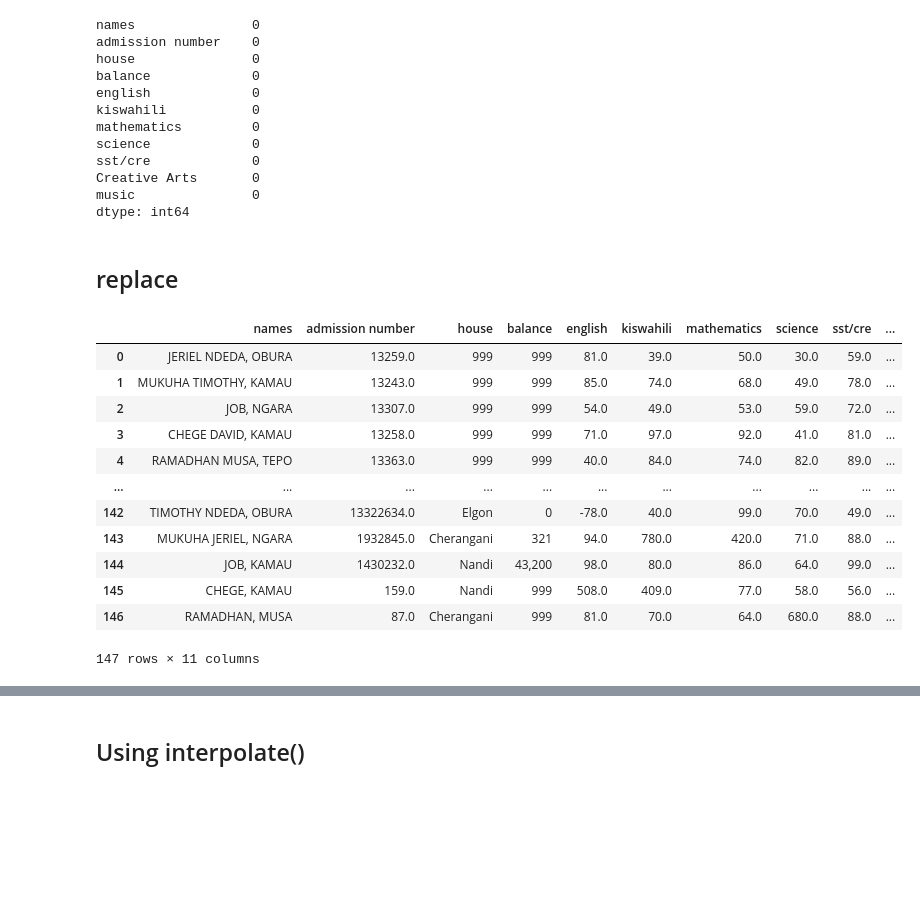
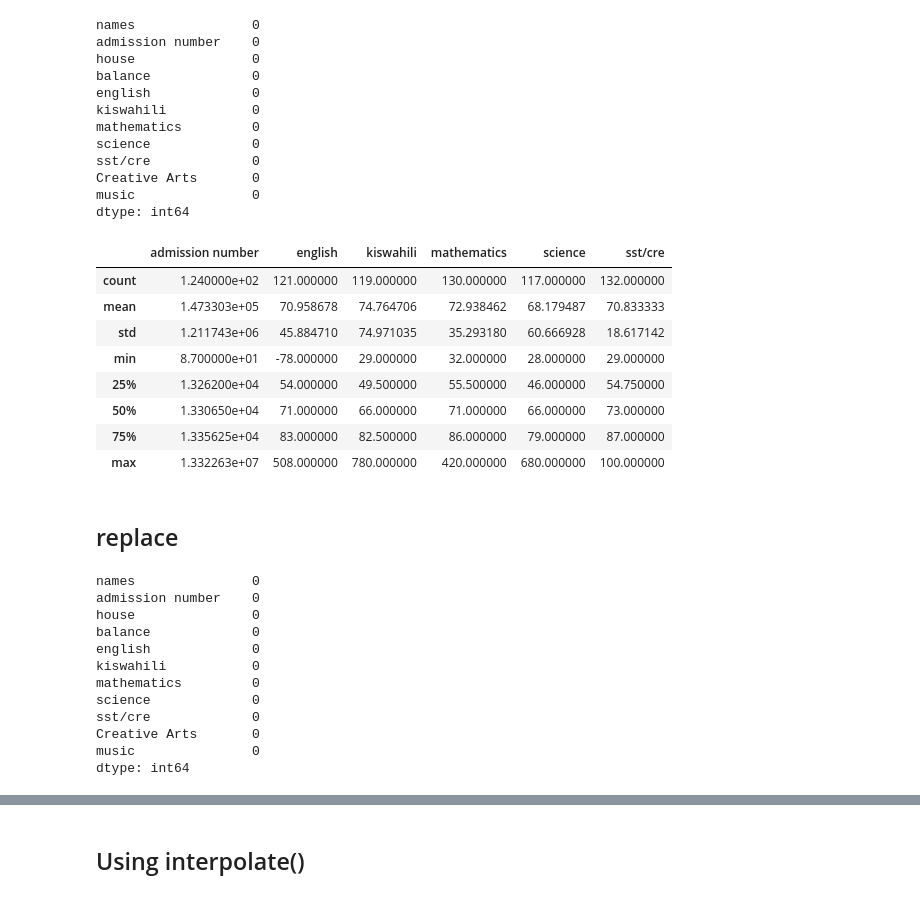
Before and after one commit to Ronaldonyagaka/data_cleaning, a Jupyter notebook: cleaning.ipynb, the cells around one changed output, grey strips where cells are left out. Cells and saved outputs as stored; diff of their text form; code cells hidden in the pictures; blank space fills up the shorter version.

```diff
--- a/cleaning.ipynb
+++ b/cleaning.ipynb
@@ -295,22 +295,33 @@ sst/cre             0
 Creative Arts       0
 music               0
 dtype: int64
+# %%
+students.describe()
+# %% [output]
+|  | admission number | english | kiswahili | mathematics | science | sst/cre |
+| count | 1.240000e+02 | 121.000000 | 119.000000 | 130.000000 | 117.000000 | 132.000000 |
+| mean | 1.473303e+05 | 70.958678 | 74.764706 | 72.938462 | 68.179487 | 70.833333 |
+| std | 1.211743e+06 | 45.884710 | 74.971035 | 35.293180 | 60.666928 | 18.617142 |
+| min | 8.700000e+01 | -78.000000 | 29.000000 | 32.000000 | 28.000000 | 29.000000 |
+| 25% | 1.326200e+04 | 54.000000 | 49.500000 | 55.500000 | 46.000000 | 54.750000 |
+| 50% | 1.330650e+04 | 71.000000 | 66.000000 | 71.000000 | 66.000000 | 73.000000 |
+| 75% | 1.335625e+04 | 83.000000 | 82.500000 | 86.000000 | 79.000000 | 87.000000 |
+| max | 1.332263e+07 | 508.000000 | 780.000000 | 420.000000 | 680.000000 | 100.000000 |
 # %% [markdown]
 ## replace
 # %%
-students11 = students.replace(to_replace=np.nan, value= 999) ## NOT RESTRICTED TO NAN CAN REPLACE ANY VALUE ON THE DATA SET LIKE THIS students.replace(to_replace=100.0, value= 99)
-students11
+students11 = students.replace(to_replace=np.nan, value= 98) ## NOT RESTRICTED TO NAN CAN REPLACE ANY VALUE ON THE DATA SET LIKE THIS students.replace(to_replace=100.0, value= 99)
+students11.isna().sum()
 # %% [output]
-|  | names | admission number | house | balance | english | kiswahili | mathematics | science | sst/cre | ... |
-| 0 | JERIEL NDEDA, OBURA | 13259.0 | 999 | 999 | 81.0 | 39.0 | 50.0 | 30.0 | 59.0 | ... |
-| 1 | MUKUHA TIMOTHY, KAMAU | 13243.0 | 999 | 999 | 85.0 | 74.0 | 68.0 | 49.0 | 78.0 | ... |
-| 2 | JOB, NGARA | 13307.0 | 999 | 999 | 54.0 | 49.0 | 53.0 | 59.0 | 72.0 | ... |
-| 3 | CHEGE DAVID, KAMAU | 13258.0 | 999 | 999 | 71.0 | 97.0 | 92.0 | 41.0 | 81.0 | ... |
-| 4 | RAMADHAN MUSA, TEPO | 13363.0 | 999 | 999 | 40.0 | 84.0 | 74.0 | 82.0 | 89.0 | ... |
-| ... | ... | ... | ... | ... | ... | ... | ... | ... | ... | ... |
-| 142 | TIMOTHY NDEDA, OBURA | 13322634.0 | Elgon | 0 | -78.0 | 40.0 | 99.0 | 70.0 | 49.0 | ... |
-| 143 | MUKUHA JERIEL, NGARA | 1932845.0 | Cherangani | 321 | 94.0 | 780.0 | 420.0 | 71.0 | 88.0 | ... |
-| 144 | JOB, KAMAU | 1430232.0 | Nandi | 43,200 | 98.0 | 80.0 | 86.0 | 64.0 | 99.0 | ... |
-| 145 | CHEGE, KAMAU | 159.0 | Nandi | 999 | 508.0 | 409.0 | 77.0 | 58.0 | 56.0 | ... |
-| 146 | RAMADHAN, MUSA | 87.0 | Cherangani | 999 | 81.0 | 70.0 | 64.0 | 680.0 | 88.0 | ... |
-147 rows × 11 columns
+names               0
+admission number    0
+house               0
+balance             0
+english             0
+kiswahili           0
+mathematics         0
+science             0
+sst/cre             0
+Creative Arts       0
+music               0
+dtype: int64
```
Also changed, not shown: parts of 9 cells of this notebook.
